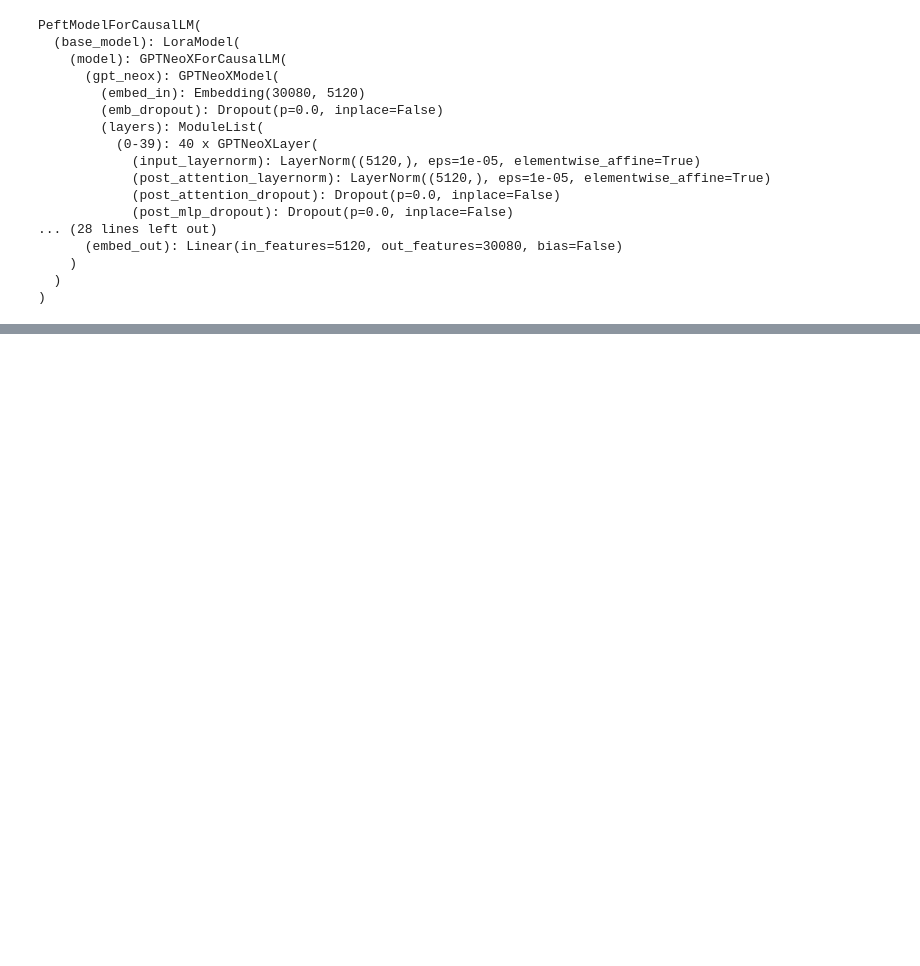
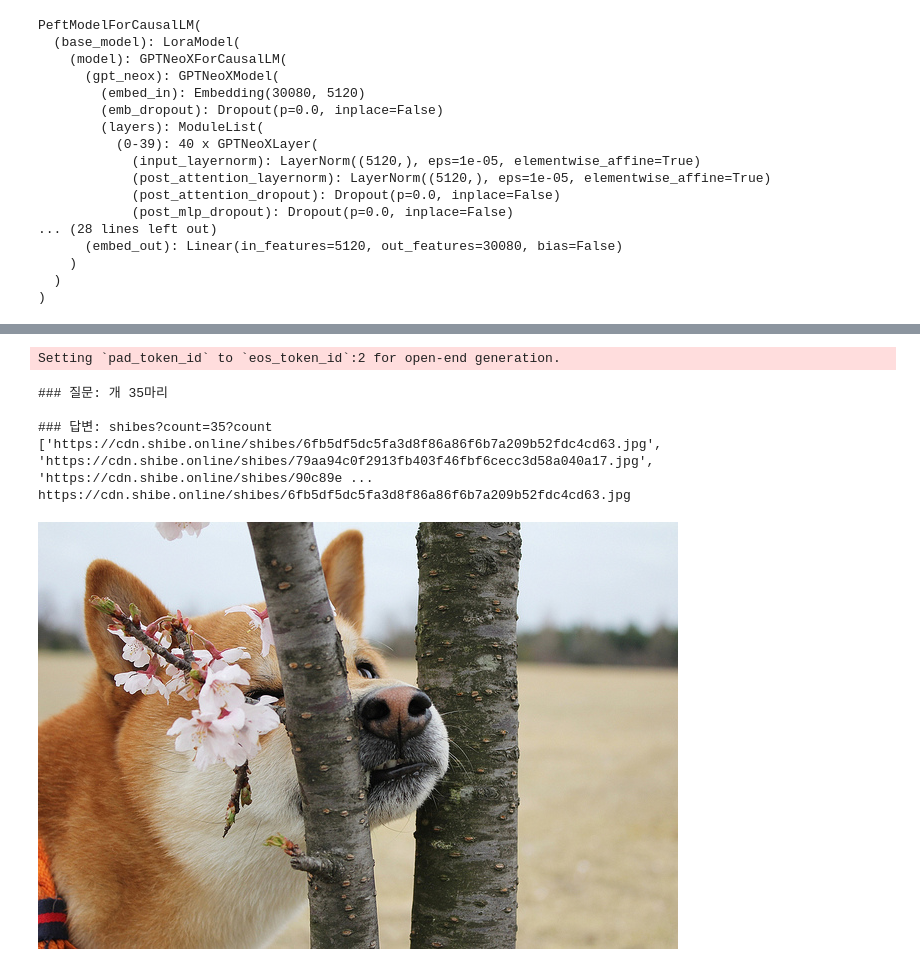
Before and after one commit to kimdarwin/ule, a Jupyter notebook: 2023_06_08_PEFT로LoRA로드.ipynb, the cells around one changed output, grey strips where cells are left out. Drawn from its saved outputs; the diff is of its cells as text; code cells hidden in the pictures; blank space fills up the shorter version.

Commit message:
Colaboratory를 통해 생성됨

```diff
--- a/2023_06_08_PEFT로LoRA로드.ipynb
+++ b/2023_06_08_PEFT로LoRA로드.ipynb
@@ -103,0 +81,74 @@ Setting `pad_token_id` to `eos_token_id`:2 for open-end generation.
+# %%
+#!pip install requests
+from io import BytesIO
+import json
+from PIL import Image
+from requests import get
+import cv2
+import numpy as np
+import requests
+#http://shibe.online/api/
+def download(url):
+    response = get(url)               # get request
+    return response.content
+
+def gen(x):
+    q = f"### 질문: {x}\n\n### 답변:"
+    # print(q)
+    gened = model.generate(
+        **tokenizer(
+            q,
+            return_tensors='pt',
+            return_token_type_ids=False
+        ).to('cuda'),
+        max_new_tokens=14,
+        early_stopping=True,
+        do_sample=True,
+        eos_token_id=2,
+    )
+    print(tokenizer.decode(gened[0]))
+
+    url = tokenizer.decode(gened[0])
+    url = url[url.find('답변: ')+4:url.rfind('?')]
+    url = 'http://shibe.online/api/'+url
+    j = json.loads(download(url))
+    jpgurl = j[0]
+    print(j)
+    print(str(jpgurl))
+    #image = gr.Image(jpgurl)
+    r = requests.get(jpgurl)
+    i = Image.open(BytesIO(r.content))
+
+    '''
+    image_nparray = np.asarray(bytearray(requests.get(jpgurl).content), dtype=np.uint8)
+    image = cv2.imdecode(image_nparray, cv2.IMREAD_COLOR)
+    print(image.shape)
+    #cv2.imshow('Image from url', image)
+    cv2.waitKey(0)
+
+    # convert from BGR to RGB
+    color_coverted = cv2.cvtColor(image, cv2.COLOR_BGR2RGB)
+
+    # convert from openCV2 to PIL
+    image2=Image.fromarray(color_coverted)
+    '''
+    '''
+    import cv2
+    from google.colab.patches import cv2_imshow
+    img_path = jpgurl
+    image = cv2.imread(img_path)
+    cv2_imshow(image)
+    '''
+    #image = gr.Image(image2)
+
+
+    return i
+gen('개 35마리')
+# %% [output]
+Setting `pad_token_id` to `eos_token_id`:2 for open-end generation.
+### 질문: 개 35마리
+
+### 답변: shibes?count=35?count
+['https://cdn.shibe.online/shibes/6fb5df5dc5fa3d8f86a86f6b7a209b52fdc4cd63.jpg', 'https://cdn.shibe.online/shibes/79aa94c0f2913fb403f46fbf6cecc3d58a040a17.jpg', 'https://cdn.shibe.online/shibes/90c89e ...
+https://cdn.shibe.online/shibes/6fb5df5dc5fa3d8f86a86f6b7a209b52fdc4cd63.jpg
+[figure, added]
```
Also changed, not shown: parts of 5 cells of this notebook.
